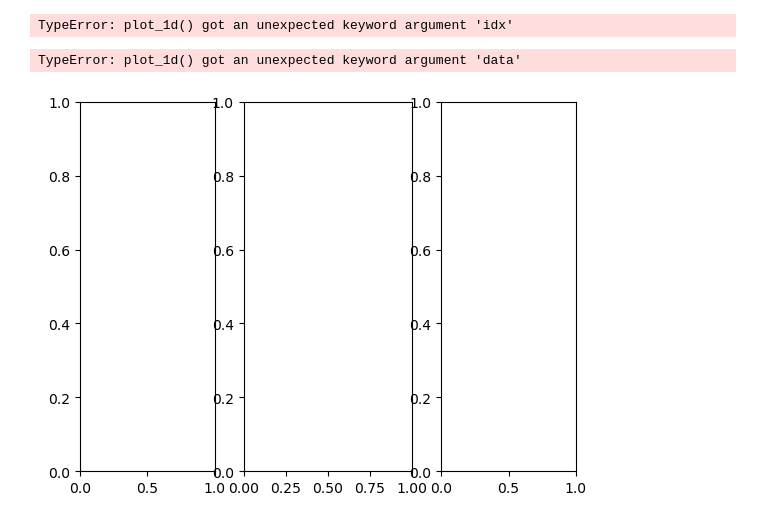
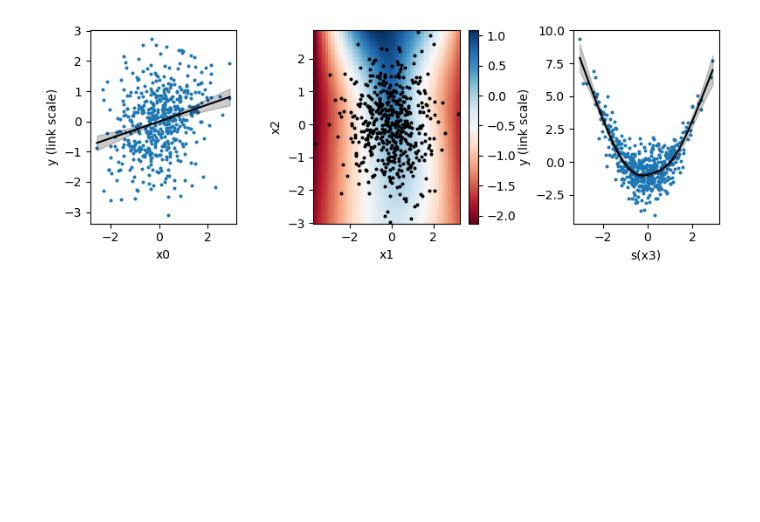
Before and after one commit to danielward27/pymgcv, a Jupyter notebook: docs/examples/simple_example.ipynb, the cells around one changed output. Saved outputs shown, nothing was run; the diff lists cells and outputs as text; code cells hidden in the pictures; blank space fills up the shorter version.

Commit message:
Update plotting

```diff
--- a/docs/examples/simple_example.ipynb
+++ b/docs/examples/simple_example.ipynb
@@ -5,7 +5,8 @@ import pandas as pd
 
 from pymgcv import terms as t
 from pymgcv.gam import gam
-from pymgcv.plot import plot_1d
+from pymgcv.plot import plot_1d, plot_2d
+from pymgcv.gam import ModelSpecification
 
 n = 500
 rng = np.random.default_rng(42)
@@ -17,46 +18,46 @@ x3 = rng.normal(0, 1, size=n)
 y = 0.2*x0 + np.cos(x1) + 0.2*x2 + 1*x3**2 + 3 + rng.normal(0, 1, size=n)
 
 data = pd.DataFrame({"x0": x0, "x1": x1, "x2": x2, "x3": x3, "y": y })
+
+
+model = ModelSpecification(
+    {"y": [t.Linear("x0"), t.TensorSmooth("x1", "x2"), t.Smooth("x3")]}
+)
+
+
+fit = gam(model, data)
-# %%
-terms = [t.Linear("x0"), t.TensorSmooth("x1","x2"), t.Smooth("x3")]
-
-fitted_gam = gam(
-    dependent="y",
-    terms=terms,
-    data=data,
-)
-
-fitted_terms  = fitted_gam.predict_terms(data)  # TODO se_fit -> se:
-
-plot_1d(
-    idx=2, # TODO better way to specify
-    gam=fitted_gam,
-    fitted_terms=fitted_terms["fit"],
-    partial_residual_kwargs={"s": 0.1},
-    lims=(-3, 3),
-    )
-# %% [output]
-TypeError: plot_1d() got an unexpected keyword argument 'idx'
 # %%
 
 fig, axes = plt.subplots(
-    ncols=len(terms),
+    ncols=len(fit.model_specification.mean_predictors["y"]),
     width_ratios=[2, 2.5, 2],
     )
 
 plot_1d(
-    terms[0],
-    gam=fitted_gam,
-    fitted_terms=fitted_terms,
-    lims=(-3,3),
+    response="y",
+    term=fit.model_specification.mean_predictors["y"][0],
+    gam=fit,
+    data=data,
     ax=axes[0],
+    )
+
+plot_2d(
+    response="y",
+    term=fit.model_specification.mean_predictors["y"][1],
+    gam=fit,
     data=data,
-    partial_residual_kwargs={"s": 0.1},
-    )
-plot_smooth_2d(terms[1], fitted_gam, x1_lims=(-3, 3), x2_lims=(-3, 3), ax=axes[1])
-plot_1d(terms[2], fitted_gam, (-3, 3), ax=axes[2], data=data, partial_residual_kwargs={"s": 0.1})
-fig.set_size_inches(6, 2, forward=True)
+    ax=axes[1]
+)
+
+plot_1d(
+    response="y",
+    term=fit.model_specification.mean_predictors["y"][2],
+    gam=fit,
+    data=data,
+    ax=axes[2],
+)
+
+fig.set_size_inches(8, 3, forward=True)
 fig.tight_layout()
 # %% [output]
-TypeError: plot_1d() got an unexpected keyword argument 'data'
-[figure, old version]
+[figure, new version]
```
Also changed, not shown: parts of 10 cells of this notebook, 1 other file.
